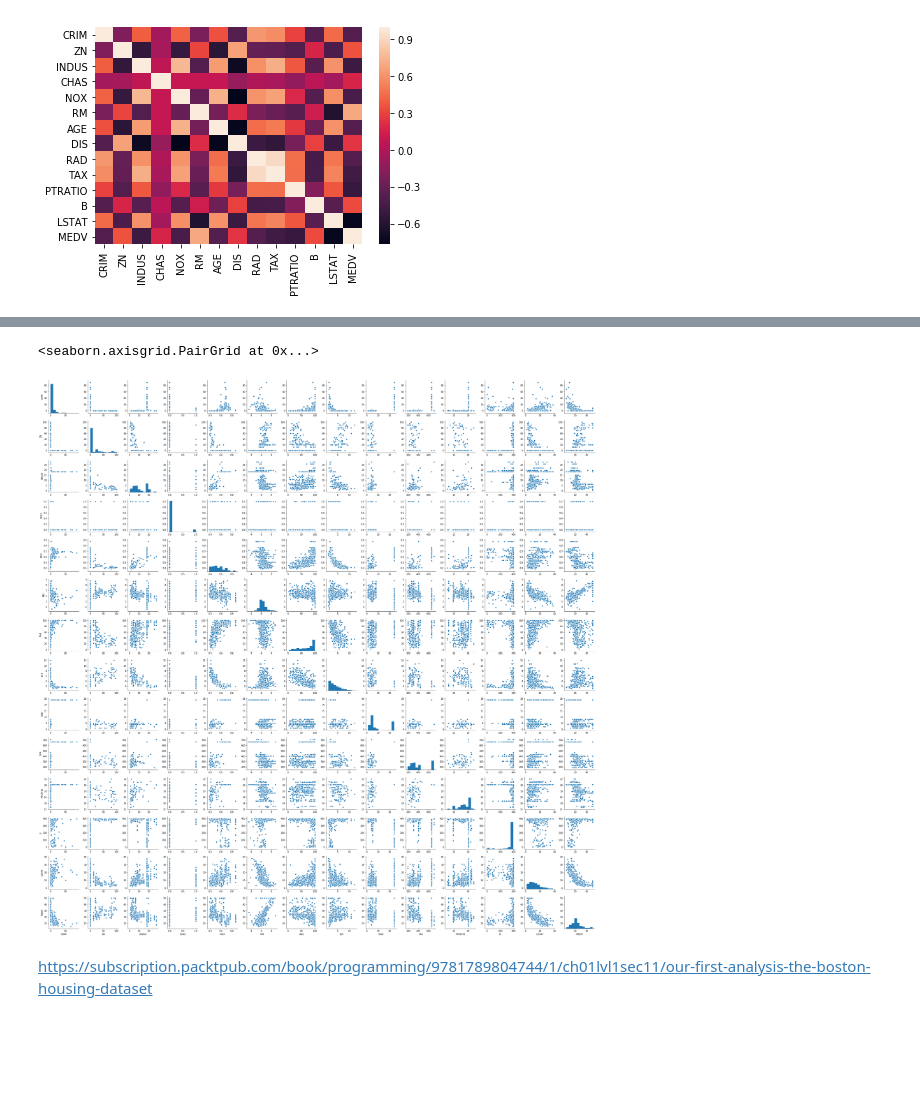
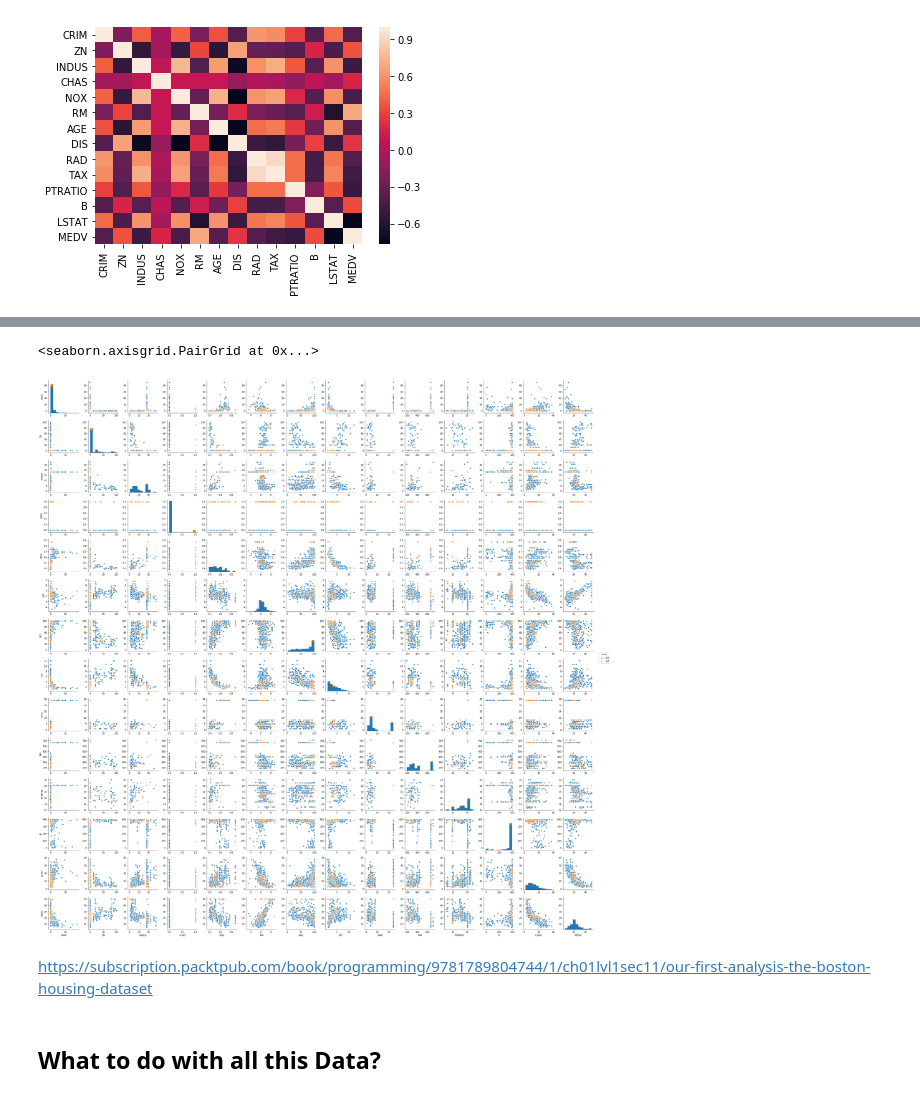
Before and after one commit to JohnONeillGMIT/MLandStatistics, a Jupyter notebook: Boston House Prices.ipynb, the cells around one changed output, grey strips where cells are left out. Cells and saved outputs as stored; diff of their text form; code cells hidden in the pictures; blank space fills up the shorter version.

```diff
--- a/Boston House Prices.ipynb
+++ b/Boston House Prices.ipynb
@@ -164,7 +190,9 @@ df.corr() provides data on the above table with the correlation between each set
 # %%
-sns.pairplot(df)
+sns.pairplot(df, hue = "CHAS")
 # %% [output]
 <seaborn.axisgrid.PairGrid at 0x...>
-[figure, old version]
+[figure, new version]
 # %% [markdown]
 https://subscription.packtpub.com/book/programming/9781789804744/1/ch01lvl1sec11/our-first-analysis-the-boston-housing-dataset
+# %% [markdown]
+## What to do with all this Data?
```
Also changed, not shown: parts of 8 cells of this notebook.
